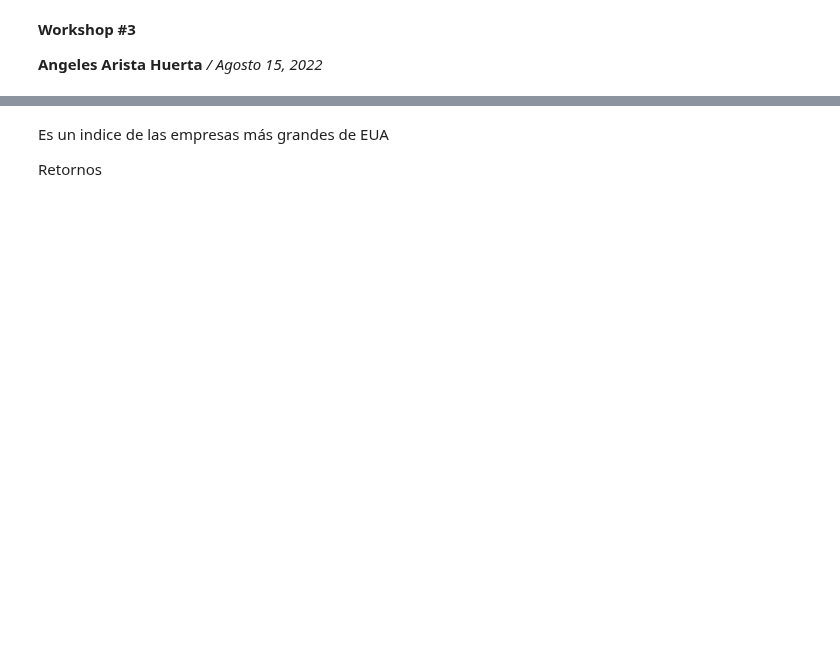
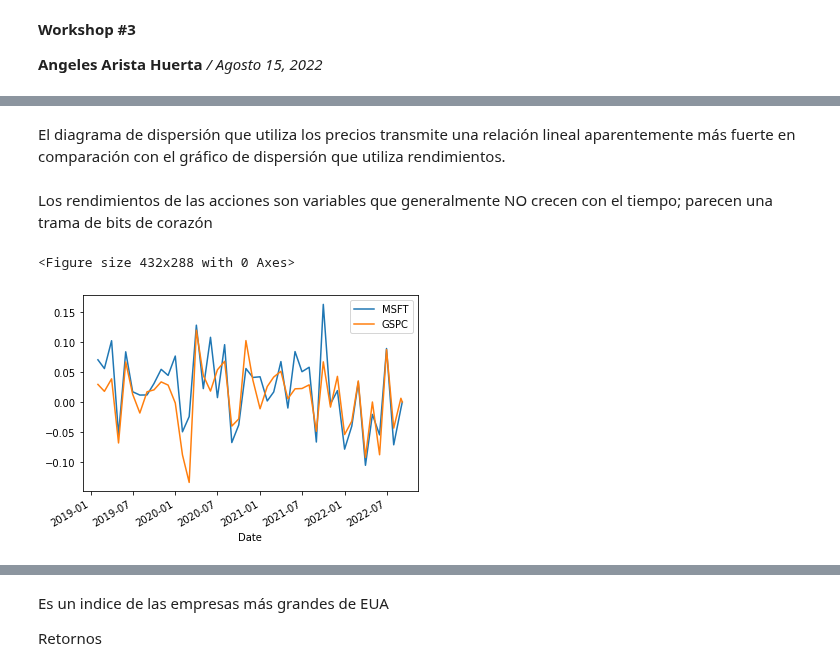
Before and after one commit to AnHrt/StatisticsII, a Jupyter notebook: A01369984_W3.ipynb, the cells around one changed output, grey strips where cells are left out. Saved outputs shown, nothing was run; the diff lists cells and outputs as text; code cells hidden in the pictures; blank space fills up the shorter version.

```diff
--- a/A01369984_W3.ipynb
+++ b/A01369984_W3.ipynb
@@ -6,0 +238,11 @@ Pruebas de hipotesis
+# %% [markdown]
+El diagrama de dispersión que utiliza los precios transmite una relación lineal aparentemente más fuerte en comparación con el gráfico de dispersión que utiliza rendimientos.
+# %% [markdown]
+Los rendimientos de las acciones son variables que generalmente NO crecen con el tiempo; parecen una trama de bits de corazón
+# %%
+plt.clf()
+r.plot(y=['MSFT','GSPC'])
+plt.show()
+# %% [output]
+<Figure size 432x288 with 0 Axes>
+[figure, added]
```
Also changed, not shown: parts of 42 cells of this notebook.
